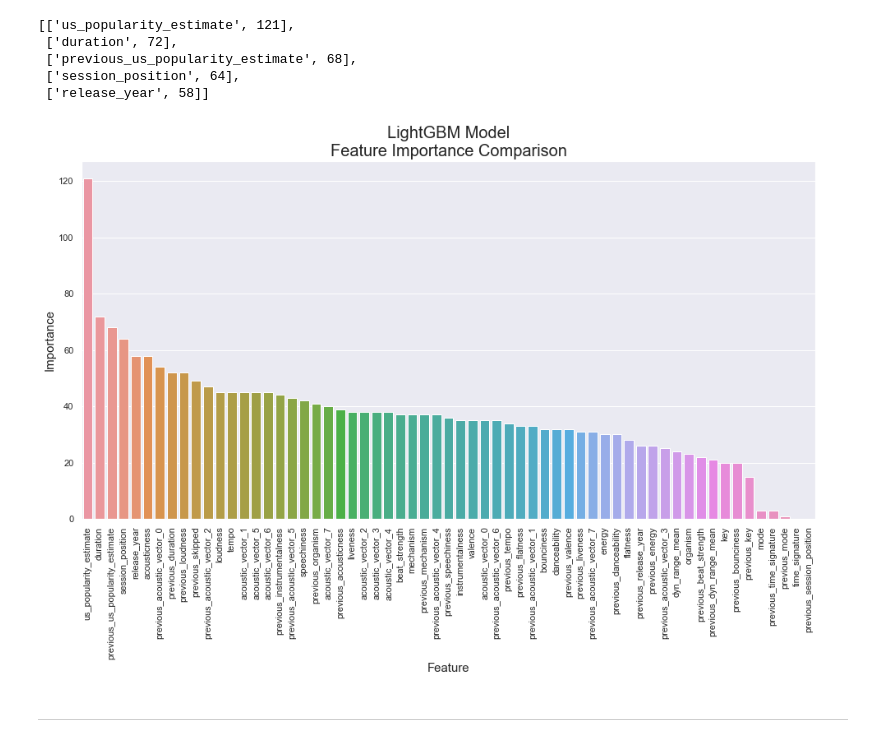
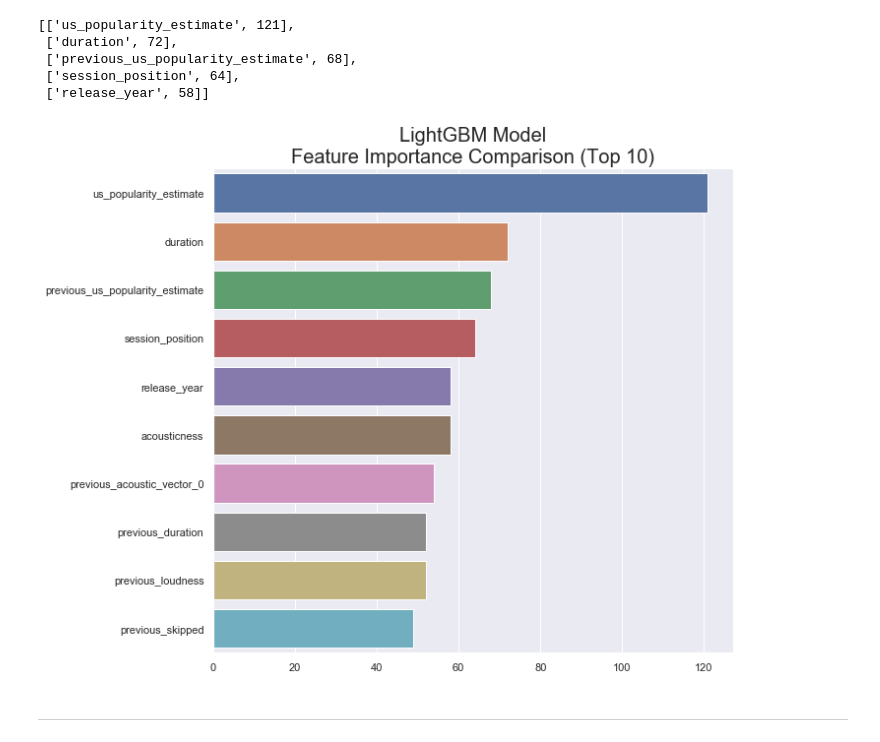
Before and after one commit to a-poor/spotify-skip-prediction, a Jupyter notebook: lgbm_model_single_history.ipynb, the cells around one changed output. Drawn from its saved outputs; the diff is of its cells as text; code cells hidden in the pictures.

Commit message:
Adding more images and updating the webapp

```diff
--- a/lgbm_model_single_history.ipynb
+++ b/lgbm_model_single_history.ipynb
@@ -386,28 +394,32 @@ lgbm_feature_importances[:5]
  ['session_position', 64],
  ['release_year', 58]]
 # %%
-plt.figure(figsize=(16,8))
+fi = pd.DataFrame(lgbm_feature_importances,columns=['Feature','Importance'])
+
+plt.figure(figsize=(10,8))
 sns.barplot(
+    "Importance",
     "Feature",
-    "Importance",
-    data=pd.DataFrame(lgbm_feature_importances,columns=['Feature','Importance'])
+    data=fi.head(10)
 )
 plt.title(
-    "LightGBM Model\nFeature Importance Comparison",
+    "LightGBM Model\nFeature Importance Comparison (Top 10)",
     fontsize=20
 )
 plt.xlabel(
-    "Feature",
+    "",
     fontsize=15
 )
 plt.ylabel(
-    "Importance",
+    "",
     fontsize=15
 )
-plt.xticks(rotation=90)
-plt.savefig("images/lgbm_feature_importance.png")
+# plt.xticks(rotation=90)
+plt.tight_layout()
+plt.savefig("images/lgbm_feature_importance_top10.png")
+# plt.show()
 # %% [output]
-[figure, old version]
+[figure, new version]
 # %% [markdown]
 ***
 # %%
```
Also changed, not shown: parts of 13 cells of this notebook, 10 other files.
